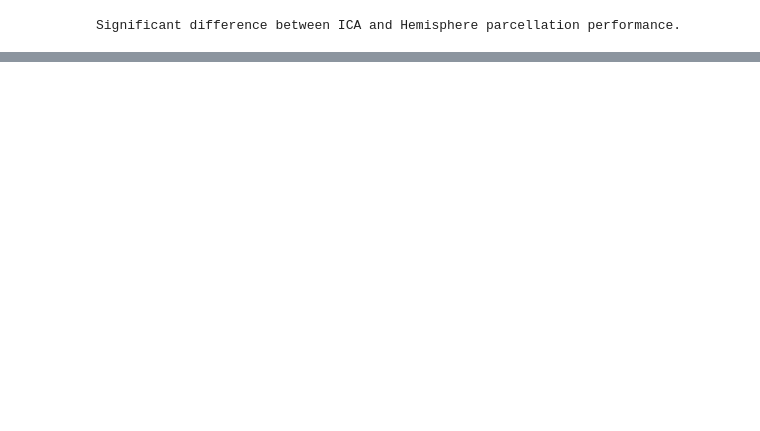
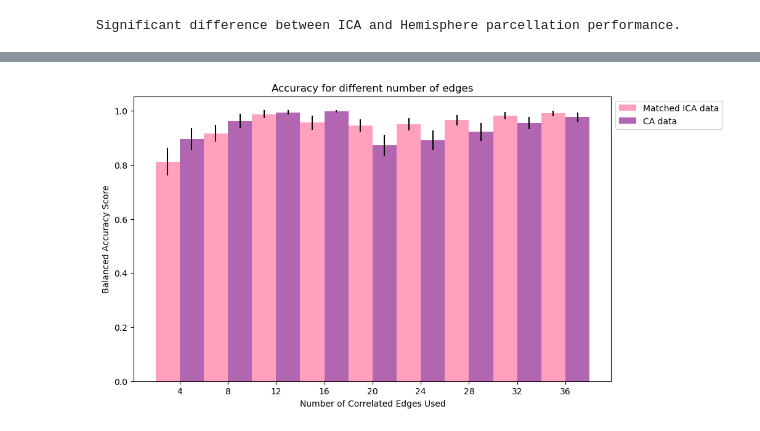
Before and after one commit to vickyli1015/Public-DSC180B-Functional-Connectivity-Project, a Jupyter notebook: comparing_data.ipynb, the cells around one changed output, grey strips where cells are left out. Cells and saved outputs as stored; diff of their text form; code cells hidden in the pictures; blank space fills up the shorter version.

```diff
--- a/comparing_data.ipynb
+++ b/comparing_data.ipynb
@@ -5,3 +6,8 @@ import matplotlib.pyplot as plt
+# %%
+pink = "#FF6392"
+yellow = "#FFE45E"
+blue = '#6096BA'
+purple = '#642CA9'
 # %% [markdown]
 ## Statistical Difference of the SVC Model
 # %%
@@ -62 +65,3 @@ else:
 0 is NOT within our confidence interval and thus the difference between models IS significant
+# %%
+ba_m = np.load('balanced_acc_matched.npy')
@@ -62,0 +84,2 @@ else:
+# %%
+ba_h = np.load('balanced_acc_hem.npy')
@@ -62,0 +104,48 @@ else:
+# %%
+import numpy as np
+import pandas as pd
+import matplotlib.pyplot as plt
+
+# Provided data
+data1 = ba_m
+data2 = ba_h
+
+# Convert to DataFrame
+df1 = pd.DataFrame(data1, columns=["Edges_Num", "Acc"])
+df2 = pd.DataFrame(data2, columns=["Edges_Num", "Acc"])
+
+# Filter specific values for Edges_Num
+edges = [4, 8, 12, 16, 20, 24, 28, 32, 36]
+df1_filtered = df1[df1["Edges_Num"].isin(edges)]
+df2_filtered = df2[df2["Edges_Num"].isin(edges)]
+
+# Compute mean & standard deviation
+grouped1 = df1_filtered.groupby("Edges_Num")["Acc"]
+mean1 = grouped1.mean()
+std1 = grouped1.std()
+
+grouped2 = df2_filtered.groupby("Edges_Num")["Acc"]
+mean2 = grouped2.mean()
+std2 = grouped2.std()
+
+# Plotting
+fig, ax = plt.subplots(figsize=(10, 6))
+bar_width = 2  # Width of each bar
+x = np.array(edges)  # Convert edges list to array for positioning
+
+# Plot bars side by side
+ax.bar(x - bar_width / 2, mean1, yerr=std1, width=bar_width, alpha=0.6, color=pink, label="Matched ICA data")
+ax.bar(x + bar_width / 2, mean2, yerr=std2, width=bar_width, alpha=0.6, color="purple", label="CA data")
+
+# Labels and title
+ax.set_xticks(edges)
+ax.set_xlabel("Number of Correlated Edges Used")
+ax.set_ylabel("Balanced Accuracy Score")
+ax.set_title("Accuracy for different number of edges")
+ax.legend(loc="upper left", bbox_to_anchor=(1, 1))   # Add legend
+
+plt.show()
+
+fig.savefig('img/acc_diff_thresh.png', dpi=300, bbox_inches="tight")
+# %% [output]
+[figure, added]
```
Also changed, not shown: parts of 10 cells of this notebook, 2 other files.
